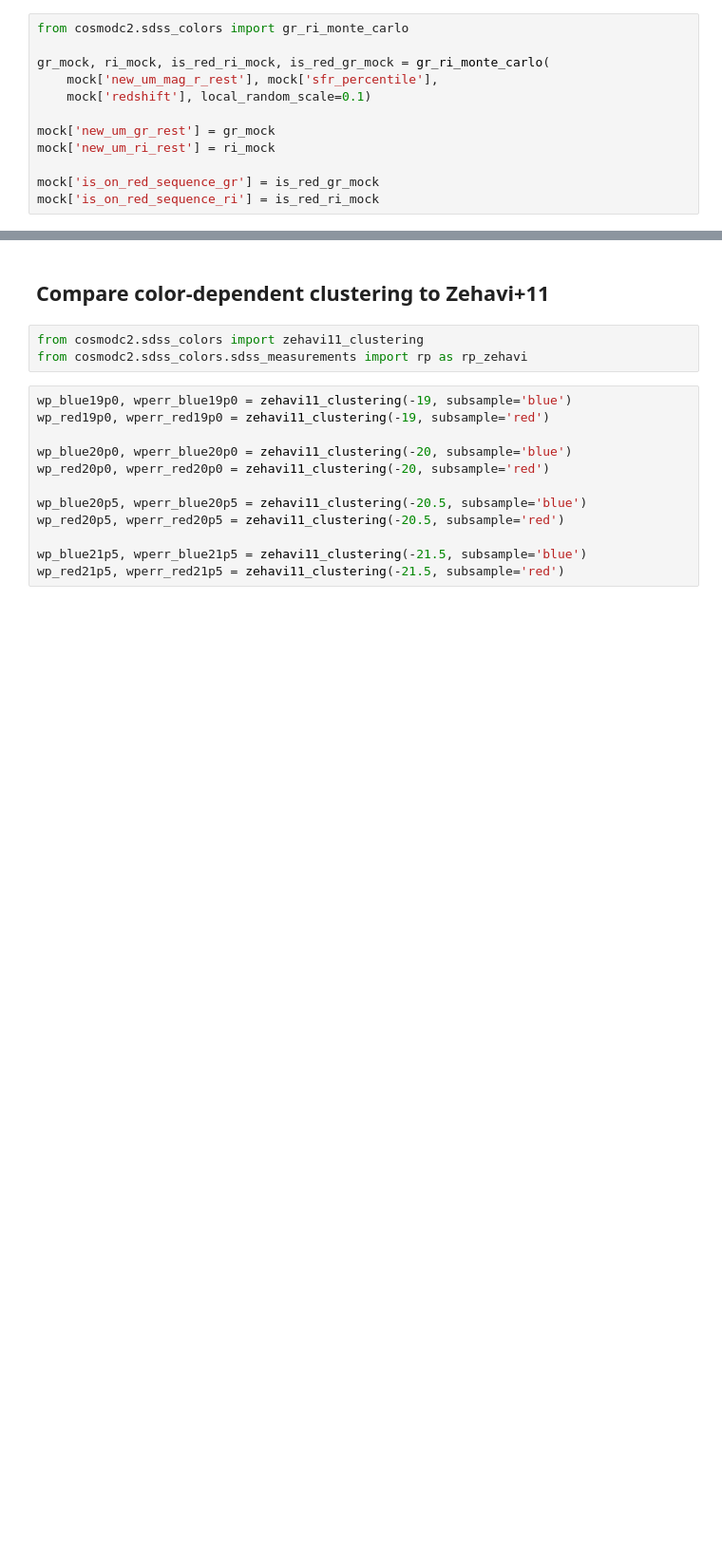
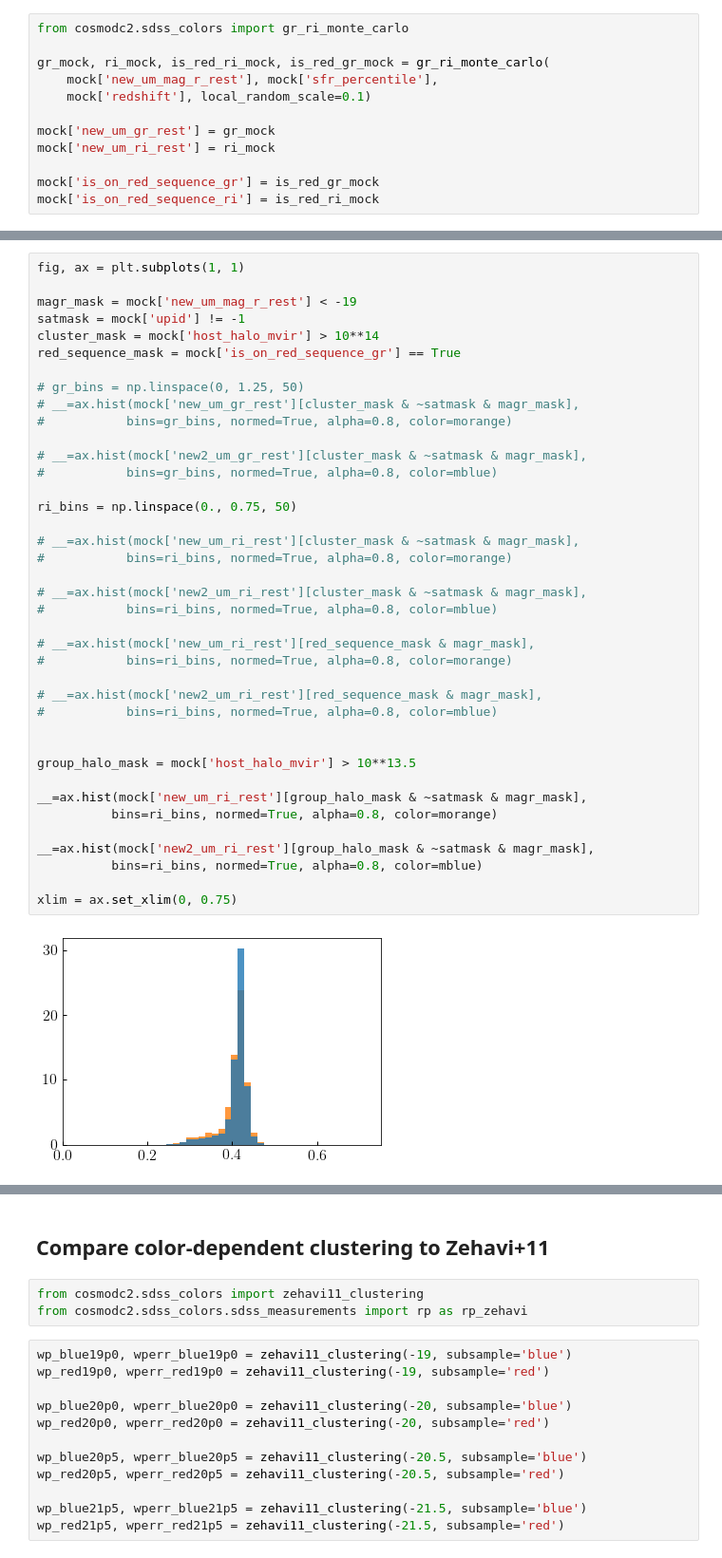
Before and after one commit to LSSTDESC/cosmodc2, a Jupyter notebook: notebooks/v4_color_calibration_snapshots.ipynb, the cells around one changed output, grey strips where cells are left out. Shown at 95% size. Drawn from its saved outputs; the diff is of its cells as text; blank space fills up the shorter version.

```diff
--- a/notebooks/v4_color_calibration_snapshots.ipynb
+++ b/notebooks/v4_color_calibration_snapshots.ipynb
@@ -87,0 +119,41 @@ mock['new2_um_ri_rest'] = ri_mock
+# %%
+fig, ax = plt.subplots(1, 1)
+
+magr_mask = mock['new_um_mag_r_rest'] < -19
+satmask = mock['upid'] != -1
+cluster_mask = mock['host_halo_mvir'] > 10**14
+red_sequence_mask = mock['is_on_red_sequence_gr'] == True
+
+# gr_bins = np.linspace(0, 1.25, 50)
+# __=ax.hist(mock['new_um_gr_rest'][cluster_mask & ~satmask & magr_mask],
+#           bins=gr_bins, normed=True, alpha=0.8, color=morange)
+
+# __=ax.hist(mock['new2_um_gr_rest'][cluster_mask & ~satmask & magr_mask],
+#           bins=gr_bins, normed=True, alpha=0.8, color=mblue)
+
+ri_bins = np.linspace(0., 0.75, 50)
+
+# __=ax.hist(mock['new_um_ri_rest'][cluster_mask & ~satmask & magr_mask],
+#           bins=ri_bins, normed=True, alpha=0.8, color=morange)
+
+# __=ax.hist(mock['new2_um_ri_rest'][cluster_mask & ~satmask & magr_mask],
+#           bins=ri_bins, normed=True, alpha=0.8, color=mblue)
+
+# __=ax.hist(mock['new_um_ri_rest'][red_sequence_mask & magr_mask],
+#           bins=ri_bins, normed=True, alpha=0.8, color=morange)
+
+# __=ax.hist(mock['new2_um_ri_rest'][red_sequence_mask & magr_mask],
+#           bins=ri_bins, normed=True, alpha=0.8, color=mblue)
+
+
+group_halo_mask = mock['host_halo_mvir'] > 10**13.5
+
+__=ax.hist(mock['new_um_ri_rest'][group_halo_mask & ~satmask & magr_mask],
+          bins=ri_bins, normed=True, alpha=0.8, color=morange)
+
+__=ax.hist(mock['new2_um_ri_rest'][group_halo_mask & ~satmask & magr_mask],
+          bins=ri_bins, normed=True, alpha=0.8, color=mblue)
+
+xlim = ax.set_xlim(0, 0.75)
+# %% [output]
+[figure, added]
```
Also changed, not shown: parts of 17 cells of this notebook, 1 other file.
